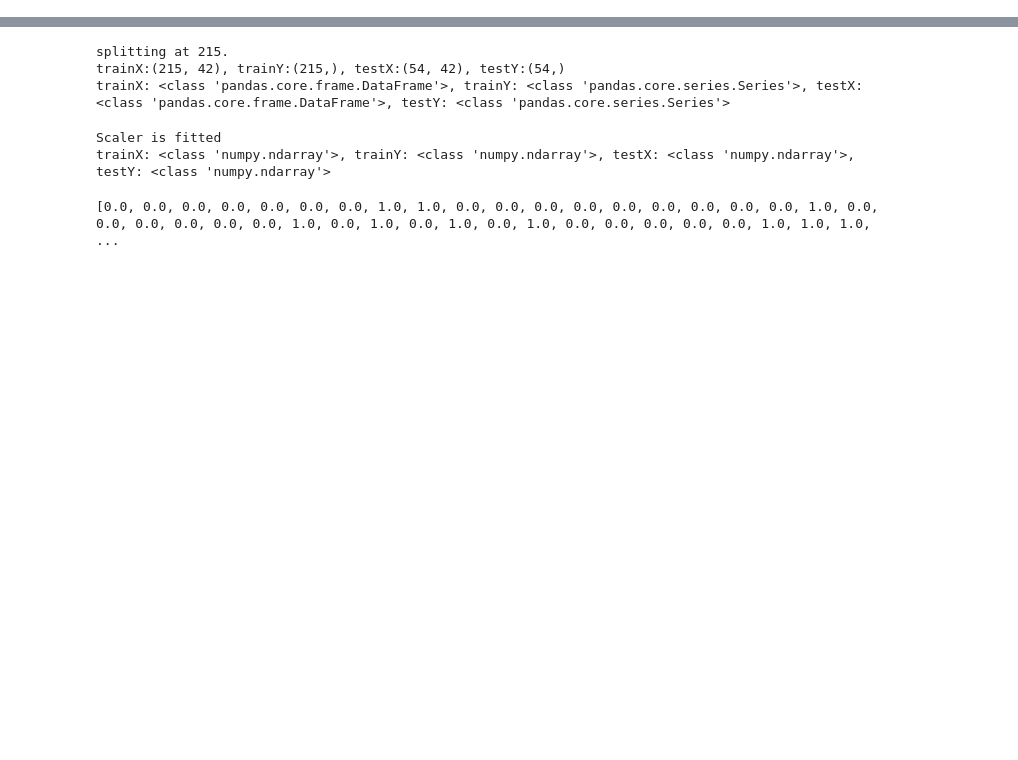
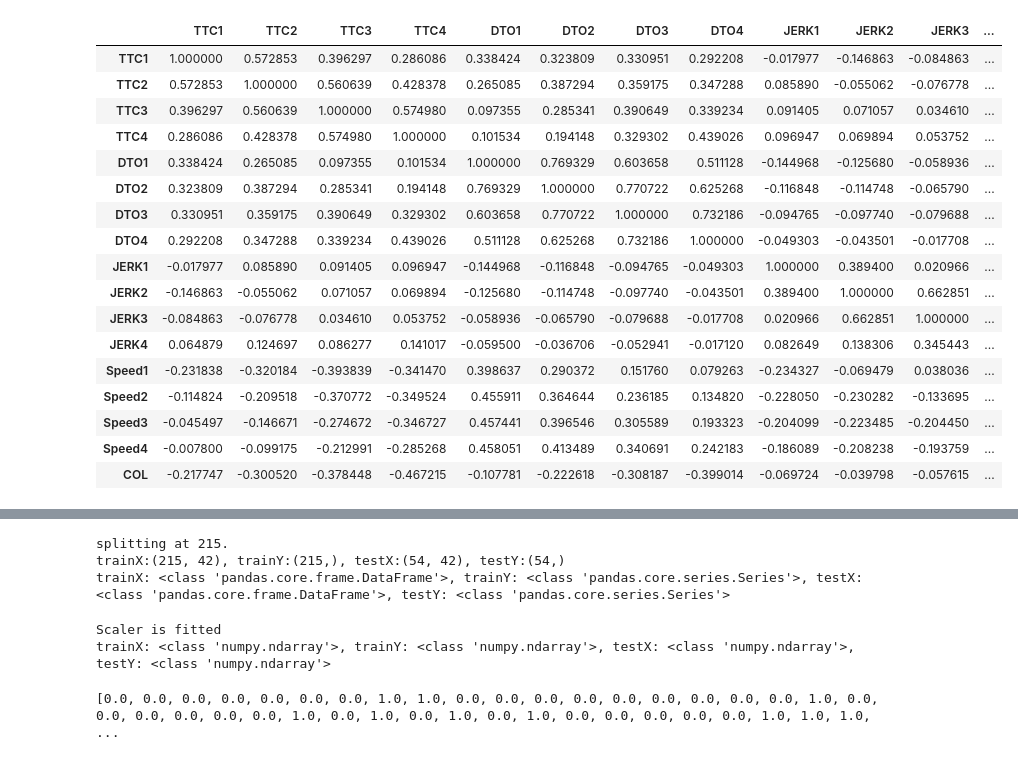
Before and after one commit to SigurdGH/MasterThesis, a Jupyter notebook: main/generateTestingData/processGeneratedData.ipynb, the cells around one changed output, grey strips where cells are left out. Cells and saved outputs as stored; diff of their text form; code cells hidden in the pictures; blank space fills up the shorter version.

```diff
--- a/main/generateTestingData/processGeneratedData.ipynb
+++ b/main/generateTestingData/processGeneratedData.ipynb
@@ -143,0 +151,36 @@ from pandas import DataFrame, read_csv
+# %%
+def getResultsFromData(filename: str, pastImportance: int=4, rowsBeforeCol: int=4, removeCol: bool=True, undersampleRatio: float=1):
+    """
+    TODO
+    ### Params:
+        * undersampleRatio: float, ratio of non collisions / collisions
+    """
+    data = makeDataUsable(read_csv(filename), pastImportance, rowsBeforeCol, removeCol)
+    # dataToUse = data.copy()
+    data.drop(columns=data.columns[0], axis=1, inplace=True) # Dropping 'Time'
+    # print(data.head(10))
+    # data.corr()["COL"]
+
+    if undersampleRatio > 0:
+        sampleSize = int(len(data[data['COL'] == 1]) * undersampleRatio)
+        if sampleSize < len(data[data['COL'] == 0]):
+            print("Undersampling")
+            data = concat([data[data["COL"] == 0].sample(sampleSize, random_state=1), data[data["COL"] == True]])
+
+    trainX, trainY, testX, testY = splitTrainTest(data, splitRatio=0.8)
+    print(f"trainX: {trainX.shape}, trainY: {trainY.shape}, testX: {testX.shape}, testY: {testY.shape}")
+
+    p = NewPredicter()
+    trainXpp = p.preProcess(trainX)
+    trainYpp = trainY.to_numpy()
+    testXpp = p.preProcess(testX)
+    testYpp = testY.to_numpy()
+
+    p.fit(trainXpp, trainYpp)
+    pred = p.predict(testXpp)
+    cm = p.getScore(pred, testYpp)
+
+    return p, data, cm
+# %%
+p, dataRemoveCol, cmRemoveCol = getResultsFromData("../../data/generatedData.csv", pastImportance=4, rowsBeforeCol=4, removeCol=True, undersampleRatio=1)
+# dataRemoveCol.corr()["COL"]
@@ -143,0 +219,22 @@ from pandas import DataFrame, read_csv
+# %%
+dataRemoveCol[['TTC1', 'TTC2', 'TTC3', 'TTC4', 'DTO1', 'DTO2', 'DTO3', 'DTO4', 'JERK1','JERK2', 'JERK3', 'JERK4', 'Speed1', 'Speed2', 'Speed3', 'Speed4', 'COL']].corr()
+# dataRemoveCol[['TTC1', 'TTC2', 'TTC3', 'TTC4']]
+# %% [output]
+|  | TTC1 | TTC2 | TTC3 | TTC4 | DTO1 | DTO2 | DTO3 | DTO4 | JERK1 | JERK2 | JERK3 | ... |
+| TTC1 | 1.000000 | 0.572853 | 0.396297 | 0.286086 | 0.338424 | 0.323809 | 0.330951 | 0.292208 | -0.017977 | -0.146863 | -0.084863 | ... |
+| TTC2 | 0.572853 | 1.000000 | 0.560639 | 0.428378 | 0.265085 | 0.387294 | 0.359175 | 0.347288 | 0.085890 | -0.055062 | -0.076778 | ... |
+| TTC3 | 0.396297 | 0.560639 | 1.000000 | 0.574980 | 0.097355 | 0.285341 | 0.390649 | 0.339234 | 0.091405 | 0.071057 | 0.034610 | ... |
+| TTC4 | 0.286086 | 0.428378 | 0.574980 | 1.000000 | 0.101534 | 0.194148 | 0.329302 | 0.439026 | 0.096947 | 0.069894 | 0.053752 | ... |
+| DTO1 | 0.338424 | 0.265085 | 0.097355 | 0.101534 | 1.000000 | 0.769329 | 0.603658 | 0.511128 | -0.144968 | -0.125680 | -0.058936 | ... |
+| DTO2 | 0.323809 | 0.387294 | 0.285341 | 0.194148 | 0.769329 | 1.000000 | 0.770722 | 0.625268 | -0.116848 | -0.114748 | -0.065790 | ... |
+| DTO3 | 0.330951 | 0.359175 | 0.390649 | 0.329302 | 0.603658 | 0.770722 | 1.000000 | 0.732186 | -0.094765 | -0.097740 | -0.079688 | ... |
+| DTO4 | 0.292208 | 0.347288 | 0.339234 | 0.439026 | 0.511128 | 0.625268 | 0.732186 | 1.000000 | -0.049303 | -0.043501 | -0.017708 | ... |
+| JERK1 | -0.017977 | 0.085890 | 0.091405 | 0.096947 | -0.144968 | -0.116848 | -0.094765 | -0.049303 | 1.000000 | 0.389400 | 0.020966 | ... |
+| JERK2 | -0.146863 | -0.055062 | 0.071057 | 0.069894 | -0.125680 | -0.114748 | -0.097740 | -0.043501 | 0.389400 | 1.000000 | 0.662851 | ... |
+| JERK3 | -0.084863 | -0.076778 | 0.034610 | 0.053752 | -0.058936 | -0.065790 | -0.079688 | -0.017708 | 0.020966 | 0.662851 | 1.000000 | ... |
+| JERK4 | 0.064879 | 0.124697 | 0.086277 | 0.141017 | -0.059500 | -0.036706 | -0.052941 | -0.017120 | 0.082649 | 0.138306 | 0.345443 | ... |
+| Speed1 | -0.231838 | -0.320184 | -0.393839 | -0.341470 | 0.398637 | 0.290372 | 0.151760 | 0.079263 | -0.234327 | -0.069479 | 0.038036 | ... |
+| Speed2 | -0.114824 | -0.209518 | -0.370772 | -0.349524 | 0.455911 | 0.364644 | 0.236185 | 0.134820 | -0.228050 | -0.230282 | -0.133695 | ... |
+| Speed3 | -0.045497 | -0.146671 | -0.274672 | -0.346727 | 0.457441 | 0.396546 | 0.305589 | 0.193323 | -0.204099 | -0.223485 | -0.204450 | ... |
+| Speed4 | -0.007800 | -0.099175 | -0.212991 | -0.285268 | 0.458051 | 0.413489 | 0.340691 | 0.242183 | -0.186089 | -0.208238 | -0.193759 | ... |
+| COL | -0.217747 | -0.300520 | -0.378448 | -0.467215 | -0.107781 | -0.222618 | -0.308187 | -0.399014 | -0.069724 | -0.039798 | -0.057615 | ... |
```
Also changed, not shown: parts of 16 cells of this notebook, 5 other files.
